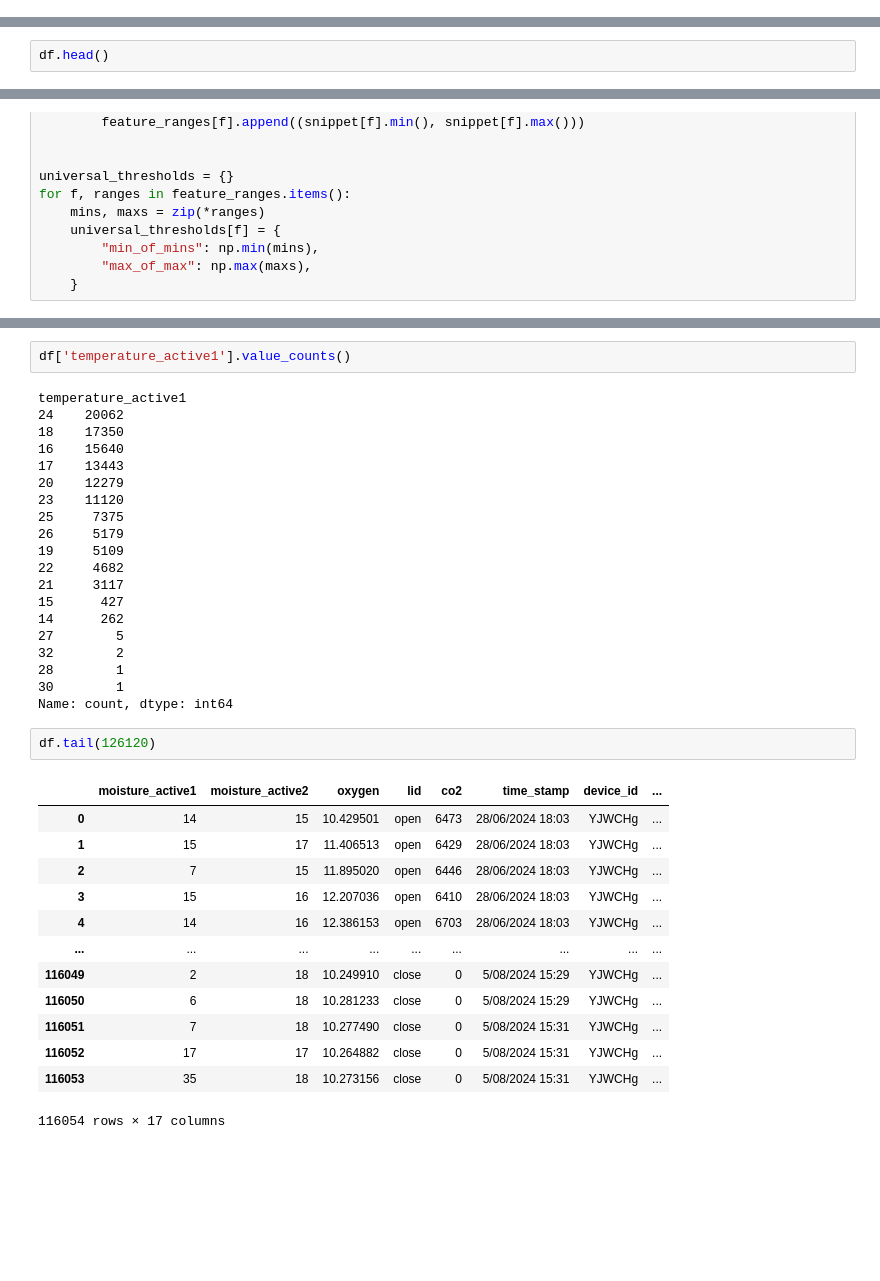
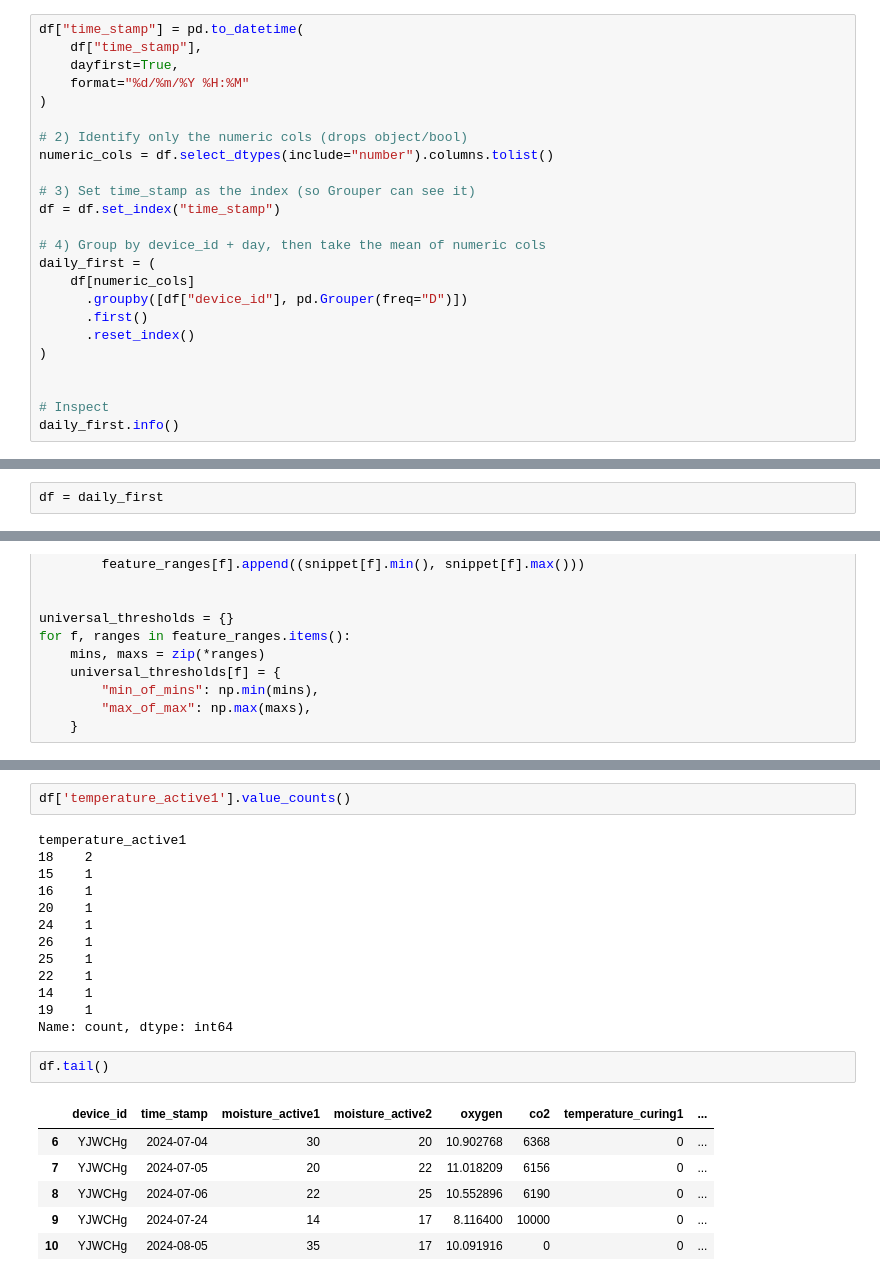
Before and after one commit to hengrvisal/LIDA-Composting-Project, a Jupyter notebook: new_data.ipynb, the cells around one changed output, grey strips where cells are left out. Saved outputs shown, nothing was run; the diff lists cells and outputs as text; blank space fills up the shorter version.

```diff
--- a/new_data.ipynb
+++ b/new_data.ipynb
@@ -59,0 +44,24 @@ df = df[mask].reset_index(drop=True)
+# %%
+df["time_stamp"] = pd.to_datetime(
+    df["time_stamp"],
+    dayfirst=True,
+    format="%d/%m/%Y %H:%M"
+)
+
+# 2) Identify only the numeric cols (drops object/bool)
+numeric_cols = df.select_dtypes(include="number").columns.tolist()
+
+# 3) Set time_stamp as the index (so Grouper can see it)
+df = df.set_index("time_stamp")
+
+# 4) Group by device_id + day, then take the mean of numeric cols
+daily_first = (
+    df[numeric_cols]
+      .groupby([df["device_id"], pd.Grouper(freq="D")])
+      .first()
+      .reset_index()
+)
+
+
+# Inspect
+daily_first.info()
@@ -60,2 +101,2 @@ df = df[mask].reset_index(drop=True)
 # %%
-df.head()
+df = daily_first
@@ -156,40 +207,26 @@ Universal thresholds (min, max):
 df['temperature_active1'].value_counts()
 # %% [output]
 temperature_active1
-24    20062
-18    17350
-16    15640
-17    13443
-20    12279
-23    11120
-25     7375
-26     5179
-19     5109
-22     4682
-21     3117
-15      427
-14      262
-27        5
-32        2
-28        1
-30        1
+18    2
+15    1
+16    1
+20    1
+24    1
+26    1
+25    1
+22    1
+14    1
+19    1
 Name: count, dtype: int64
 # %%
-df.tail(126120)
+df.tail()
 # %% [output]
-|  | moisture_active1 | moisture_active2 | oxygen | lid | co2 | time_stamp | device_id | ... |
-| 0 | 14 | 15 | 10.429501 | open | 6473 | 28/06/2024 18:03 | YJWCHg | ... |
-| 1 | 15 | 17 | 11.406513 | open | 6429 | 28/06/2024 18:03 | YJWCHg | ... |
-| 2 | 7 | 15 | 11.895020 | open | 6446 | 28/06/2024 18:03 | YJWCHg | ... |
-| 3 | 15 | 16 | 12.207036 | open | 6410 | 28/06/2024 18:03 | YJWCHg | ... |
-| 4 | 14 | 16 | 12.386153 | open | 6703 | 28/06/2024 18:03 | YJWCHg | ... |
-| ... | ... | ... | ... | ... | ... | ... | ... | ... |
-| 116049 | 2 | 18 | 10.249910 | close | 0 | 5/08/2024 15:29 | YJWCHg | ... |
-| 116050 | 6 | 18 | 10.281233 | close | 0 | 5/08/2024 15:29 | YJWCHg | ... |
-| 116051 | 7 | 18 | 10.277490 | close | 0 | 5/08/2024 15:31 | YJWCHg | ... |
-| 116052 | 17 | 17 | 10.264882 | close | 0 | 5/08/2024 15:31 | YJWCHg | ... |
-| 116053 | 35 | 18 | 10.273156 | close | 0 | 5/08/2024 15:31 | YJWCHg | ... |
+|  | device_id | time_stamp | moisture_active1 | moisture_active2 | oxygen | co2 | temperature_curing1 | ... |
+| 6 | YJWCHg | 2024-07-04 | 30 | 20 | 10.902768 | 6368 | 0 | ... |
+| 7 | YJWCHg | 2024-07-05 | 20 | 22 | 11.018209 | 6156 | 0 | ... |
+| 8 | YJWCHg | 2024-07-06 | 22 | 25 | 10.552896 | 6190 | 0 | ... |
+| 9 | YJWCHg | 2024-07-24 | 14 | 17 | 8.116400 | 10000 | 0 | ... |
+| 10 | YJWCHg | 2024-08-05 | 35 | 17 | 10.091916 | 0 | 0 | ... |
-116054 rows × 17 columns
 # %%
 import pandas as pd
 import matplotlib.pyplot as plt
```
Also changed, not shown: parts of 10 cells of this notebook.
